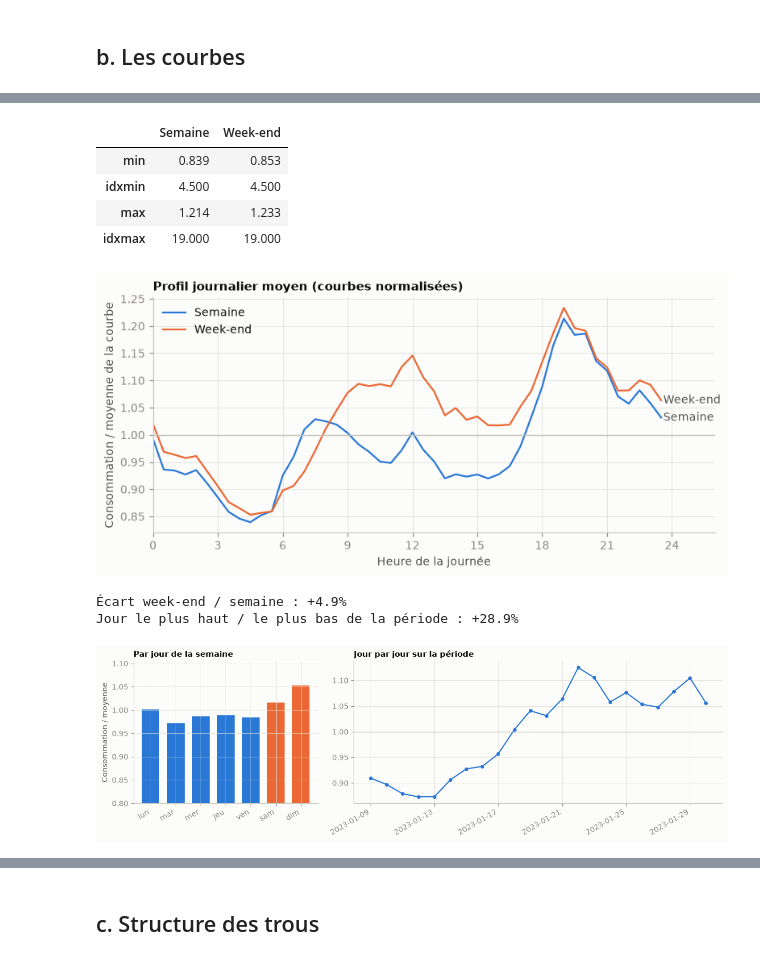
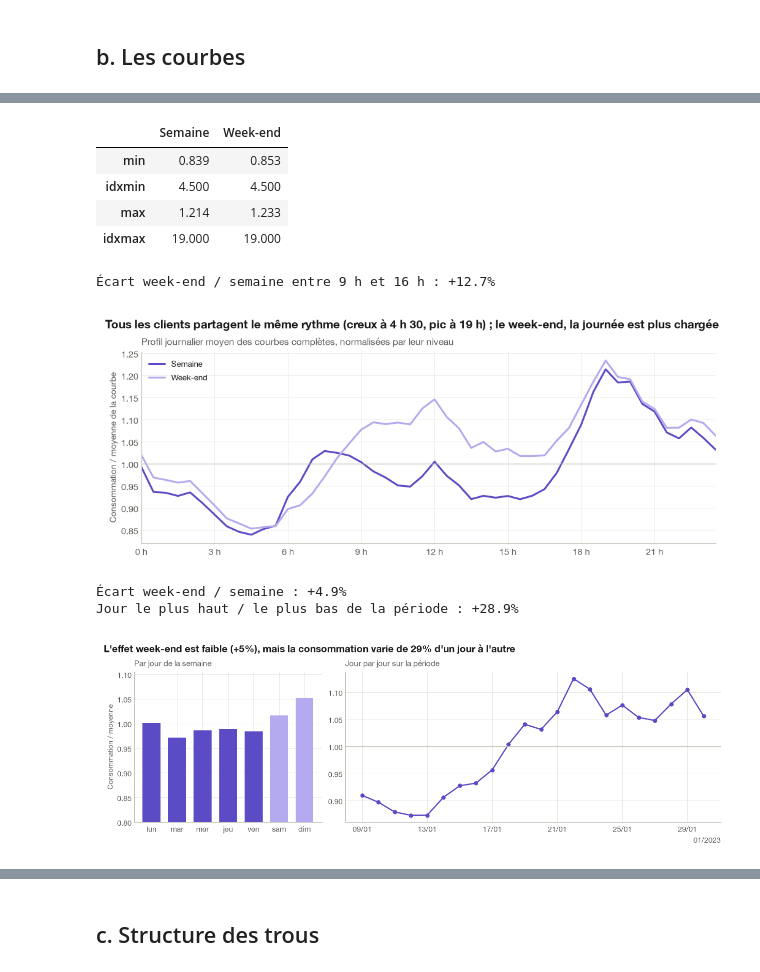
Before and after one commit to thibaudperes/ENS-ENEDIS, a Jupyter notebook: notebooks/01_eda.ipynb, the cells around one changed output, grey strips where cells are left out. Cells and saved outputs as stored; diff of their text form; code cells hidden in the pictures.

```diff
--- a/notebooks/01_eda.ipynb
+++ b/notebooks/01_eda.ipynb
@@ -287,63 +253,75 @@ Valeurs négatives : 0 courbe(s)
 # %%
 # Profils moyens : chaque courbe est divisée par son niveau moyen pour que les gros
 # consommateurs ne dominent pas la moyenne. On exclut les courbes quasi nulles (< 10 W).
 active = levels.index[levels >= 10]
-norm_mean = (X_full[active] / levels[active]).mean(
-    axis=1
-)  # profil moyen normalisé, par pas de temps
+norm_mean = (X_full[active] / levels[active]).mean(axis=1)  # profil normalisé, par pas de temps
 
 hour = idx.hour + idx.minute / 60
 weekend = idx.day_of_week >= 5
 daily = pd.DataFrame(
     {
         "Semaine": norm_mean[~weekend].groupby(hour[~weekend]).mean(),
         "Week-end": norm_mean[weekend].groupby(hour[weekend]).mean(),
     }
 )
 
-fig, ax = plt.subplots(figsize=(9, 3.8))
-for name, color in [("Semaine", BLUE), ("Week-end", ORANGE)]:
-    ax.plot(daily.index, daily[name], color=color, label=name)
-    ax.text(23.6, daily[name].iloc[-1], name, color=INK2, va="center")
-ax.axhline(1, color=AXIS, lw=1)
-ax.set_xticks(range(0, 25, 3))
-ax.set_xlim(0, 26)
-ax.set_xlabel("Heure de la journée")
+fig, ax = plt.subplots(figsize=(10, 4))
+for name, color in [("Semaine", P["data"]), ("Week-end", P["data_light"])]:
+    ax.plot(daily.index, daily[name], color=color, lw=2.2, label=name)
+ax.axhline(1, color=P["axis"], lw=1)
+ax.set_xticks(range(0, 25, 3), [f"{h} h" for h in range(0, 25, 3)])
+ax.set_xlim(0, 23.5)
 ax.set_ylabel("Consommation / moyenne de la courbe")
-ax.set_title("Profil journalier moyen (courbes normalisées)", loc="left")
+ax.set_title("Profil journalier moyen des courbes complètes, normalisées par leur niveau")
 ax.legend(loc="upper left")
-save(fig, "b3_profil_journalier")
+set_conclusion(
+    fig,
+    f"Tous les clients partagent le même rythme (creux à {fmt_hour(daily['Semaine'].idxmin())}, "
+    f"pic à {fmt_hour(daily['Semaine'].idxmax())}) ; le week-end, la journée est plus chargée",
+)
+save_fig(fig, "b3_profil_journalier")
 display(daily.agg(["min", "idxmin", "max", "idxmax"]))
+day_hours = (daily.index >= 9) & (daily.index < 16)
+print(
+    "Écart week-end / semaine entre 9 h et 16 h : "
+    f"{daily.loc[day_hours, 'Week-end'].mean() / daily.loc[day_hours, 'Semaine'].mean() - 1:+.1%}"
+)
 # %% [output]
 |  | Semaine | Week-end |
 | min | 0.839 | 0.853 |
 | idxmin | 4.500 | 4.500 |
 | max | 1.214 | 1.233 |
 | idxmax | 19.000 | 19.000 |
+Écart week-end / semaine entre 9 h et 16 h : +12.7%
-[figure, old version]
+[figure, new version]
 # %%
 # Profil hebdomadaire et évolution sur la période
 days_fr = ["lun", "mar", "mer", "jeu", "ven", "sam", "dim"]
 by_dow = norm_mean.groupby(idx.day_of_week).mean()
-by_day = norm_mean.groupby(idx.normalize()).mean().iloc[:-1]  # le 31/01 ne contient qu'un point
+by_day = norm_mean.groupby(idx.normalize()).mean().iloc[:-1]  # le 31/01 n'a qu'un point
+weekend_effect = by_dow[5:].mean() / by_dow[:5].mean() - 1
+day_spread = by_day.max() / by_day.min() - 1
 
-fig, (ax1, ax2) = plt.subplots(1, 2, figsize=(12, 3.8), gridspec_kw={"width_ratios": [1, 2]})
-ax1.bar(days_fr, by_dow.to_numpy(), color=[BLUE] * 5 + [ORANGE] * 2, width=0.7)
+fig, (ax1, ax2) = plt.subplots(1, 2, figsize=(12, 4), width_ratios=[1, 2])
+ax1.bar(days_fr, by_dow.to_numpy(), color=[P["data"]] * 5 + [P["data_light"]] * 2, width=0.7)
 ax1.set_ylim(0.8, by_dow.max() * 1.05)
-ax1.set_title("Par jour de la semaine", loc="left")
+ax1.set_title("Par jour de la semaine")
 ax1.set_ylabel("Consommation / moyenne")
-ax2.plot(by_day.index, by_day.to_numpy(), color=BLUE, marker="o", ms=4)
-ax2.set_title("Jour par jour sur la période", loc="left")
-ax2.axhline(1, color=AXIS, lw=1)
-fig.autofmt_xdate()
-fig.tight_layout()
-save(fig, "b4_profil_hebdo")
-print("Écart week-end / semaine :", f"{by_dow[5:].mean() / by_dow[:5].mean() - 1:+.1%}")
-print(f"Jour le plus haut / le plus bas de la période : {by_day.max() / by_day.min() - 1:+.1%}")
+ax2.plot(by_day.index, by_day.to_numpy(), color=P["data"], marker="o", ms=5)
+ax2.axhline(1, color=P["axis"], lw=1)
+ax2.set_title("Jour par jour sur la période")
+set_conclusion(
+    fig,
+    f"L'effet week-end est faible ({weekend_effect:+.0%}), "
+    f"mais la consommation varie de {day_spread:.0%} d'un jour à l'autre",
+)
+save_fig(fig, "b4_profil_hebdo")
+print(f"Écart week-end / semaine : {weekend_effect:+.1%}")
+print(f"Jour le plus haut / le plus bas de la période : {day_spread:+.1%}")
 # %% [output]
 Écart week-end / semaine : +4.9%
 Jour le plus haut / le plus bas de la période : +28.9%
-[figure, old version]
+[figure, new version]
 # %%
 # Autocorrélation : à quelle vitesse une courbe « oublie » son passé ?
 # Sur 2 000 courbes complètes tirées au hasard (sans NaN, non constantes).
```
Also changed, not shown: parts of 20 cells of this notebook, 17 other files.
